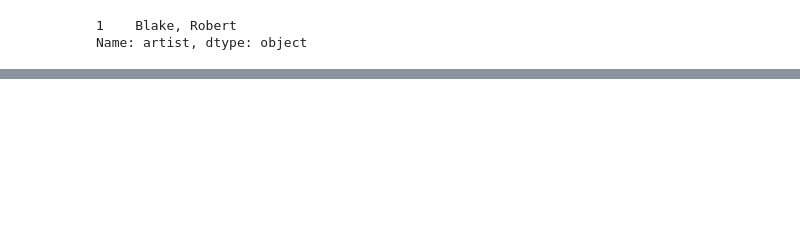
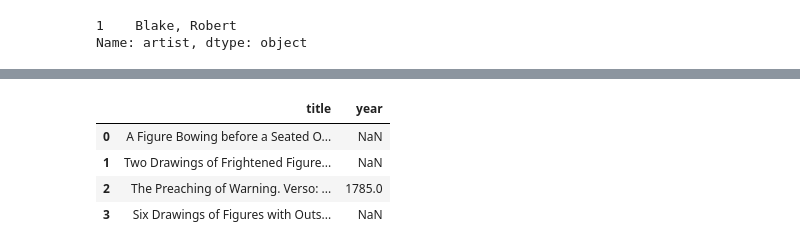
Before and after one commit to jho97/data-analyst-week-2, a Jupyter notebook: may_25/personal_work/index_and_filter.ipynb, the cells around one changed output, grey strips where cells are left out. Cells and saved outputs as stored; diff of their text form; code cells hidden in the pictures; blank space fills up the shorter version.

```diff
--- a/may_25/personal_work/index_and_filter.ipynb
+++ b/may_25/personal_work/index_and_filter.ipynb
@@ -72,0 +191,8 @@ Name: artist, dtype: object
+# %%
+data.loc[data.artist == 'Blake, Robert', ['title', 'year']]
+# %% [output]
+|  | title | year |
+| 0 | A Figure Bowing before a Seated O... | NaN |
+| 1 | Two Drawings of Frightened Figure... | NaN |
+| 2 | The Preaching of Warning. Verso: ... | 1785.0 |
+| 3 | Six Drawings of Figures with Outs... | NaN |
```
Also changed, not shown: parts of 12 cells of this notebook.
